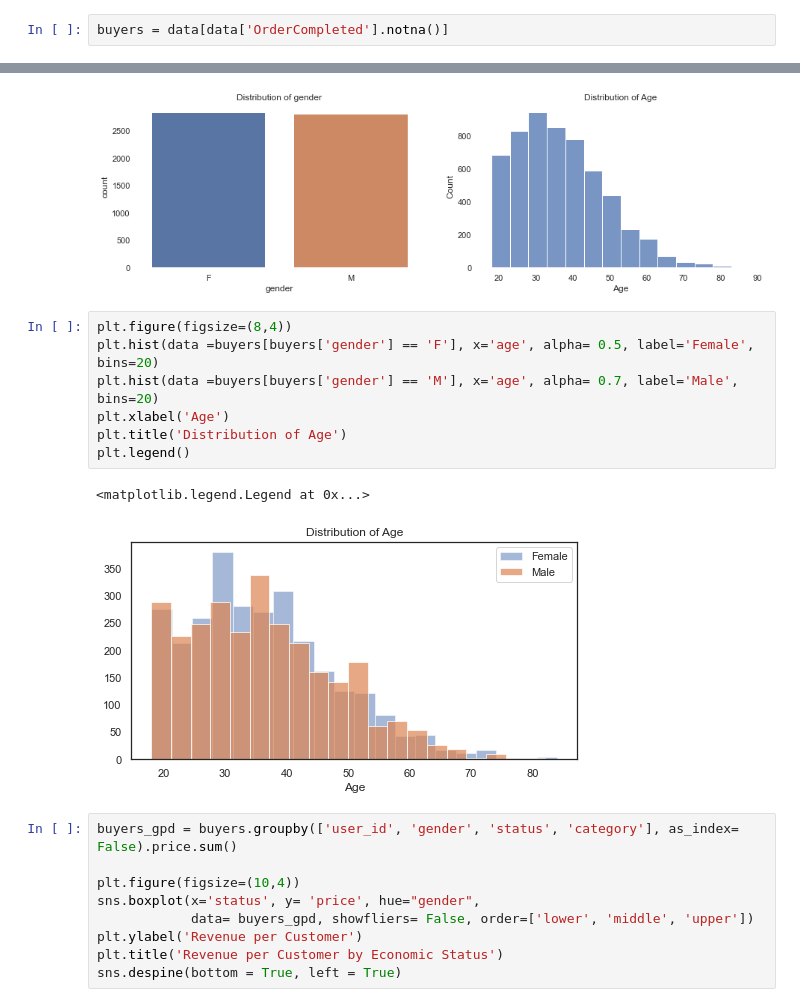
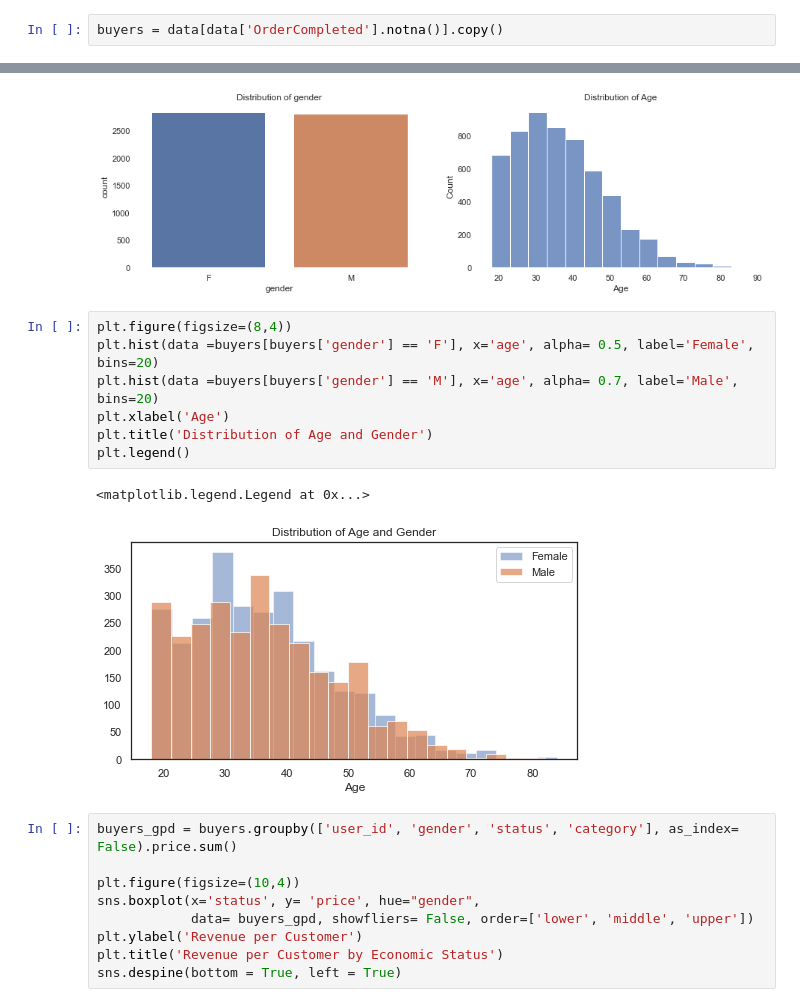
Before and after one commit to diana-kungu/E-commerce-RFM-Analysis, a Jupyter notebook: customer_segmentation.ipynb, the cells around one changed output, grey strips where cells are left out. Saved outputs shown, nothing was run; the diff lists cells and outputs as text.

```diff
--- a/customer_segmentation.ipynb
+++ b/customer_segmentation.ipynb
@@ -18,5 +21,5 @@ data.head(2)
 | 1 | 00096972-5f6b-44df-917b-f7d21ae5644c | 417 | No | NaT | NaT | NaT | NaT | 2020-06-17 00:49:00 | ... |
 2 rows × 27 columns
 # %%
-buyers = data[data['OrderCompleted'].notna()]
+buyers = data[data['OrderCompleted'].notna()].copy()
 # %% [markdown]
@@ -39,13 +43,13 @@ Text(0.5, 0, 'Age')
 # %%
 plt.figure(figsize=(8,4))
 plt.hist(data =buyers[buyers['gender'] == 'F'], x='age', alpha= 0.5, label='Female', bins=20)
 plt.hist(data =buyers[buyers['gender'] == 'M'], x='age', alpha= 0.7, label='Male', bins=20)
 plt.xlabel('Age')
-plt.title('Distribution of Age')
+plt.title('Distribution of Age and Gender')
 plt.legend()
 # %% [output]
 <matplotlib.legend.Legend at 0x...>
-[figure, old version]
+[figure, new version]
 # %%
 buyers_gpd = buyers.groupby(['user_id', 'gender', 'status', 'category'], as_index= False).price.sum()
 
```
Also changed, not shown: parts of 12 cells of this notebook.
